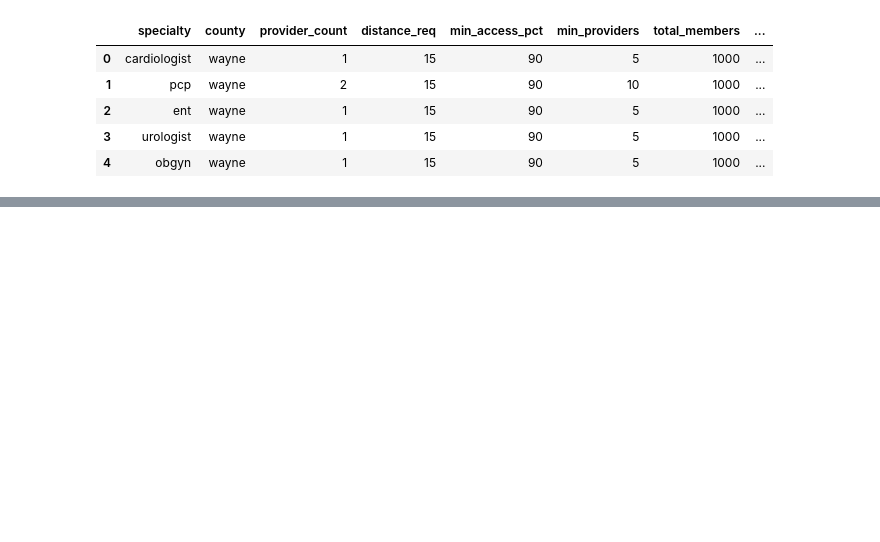
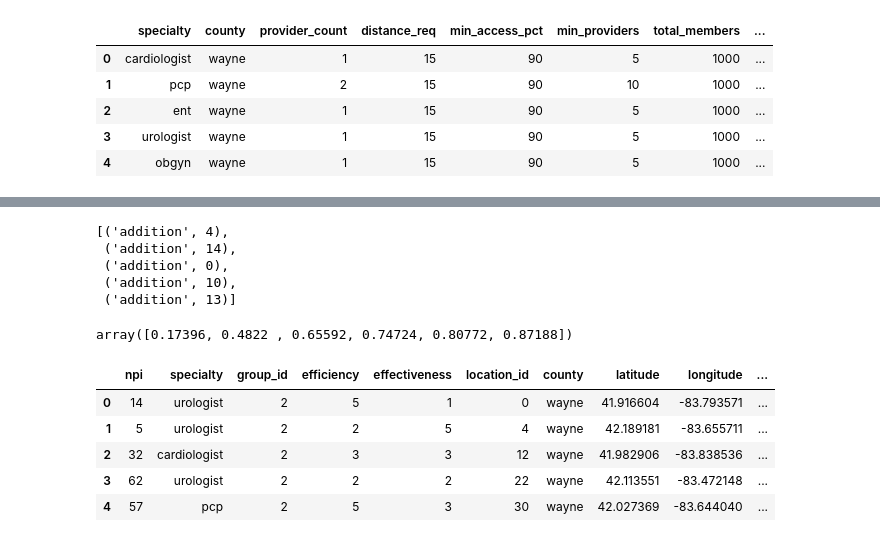
Before and after one commit to andrewdoto13/network_optimization, a Jupyter notebook: src/test_optimizer.ipynb, the cells around one changed output, grey strips where cells are left out. Saved outputs shown, nothing was run; the diff lists cells and outputs as text; code cells hidden in the pictures; blank space fills up the shorter version.

```diff
--- a/src/test_optimizer.ipynb
+++ b/src/test_optimizer.ipynb
@@ -170,0 +176,6 @@ optimizer.best_network.loc[optimizer.best_network.group_id == 2]
+# %%
+optimizer = NetworkOptimizer(pool=synth_pool,
+                             members=synth_members,
+                             adequacy_reqs=synth_reqs,
+                             network=test_existing_network
+                             )
@@ -170,0 +214,21 @@ optimizer.best_network.loc[optimizer.best_network.group_id == 2]
+# %%
+optimizer.move_tracker
+# %% [output]
+[('addition', 4),
+ ('addition', 14),
+ ('addition', 0),
+ ('addition', 10),
+ ('addition', 13)]
+# %%
+optimizer.performance_history
+# %% [output]
+array([0.17396, 0.4822 , 0.65592, 0.74724, 0.80772, 0.87188])
+# %%
+optimizer.best_network.head()
+# %% [output]
+|  | npi | specialty | group_id | efficiency | effectiveness | location_id | county | latitude | longitude | ... |
+| 0 | 14 | urologist | 2 | 5 | 1 | 0 | wayne | 41.916604 | -83.793571 | ... |
+| 1 | 5 | urologist | 2 | 2 | 5 | 4 | wayne | 42.189181 | -83.655711 | ... |
+| 2 | 32 | cardiologist | 2 | 3 | 3 | 12 | wayne | 41.982906 | -83.838536 | ... |
+| 3 | 62 | urologist | 2 | 2 | 2 | 22 | wayne | 42.113551 | -83.472148 | ... |
+| 4 | 57 | pcp | 2 | 5 | 3 | 30 | wayne | 42.027369 | -83.644040 | ... |
```
Also changed, not shown: parts of 22 cells of this notebook, 1 other file.
